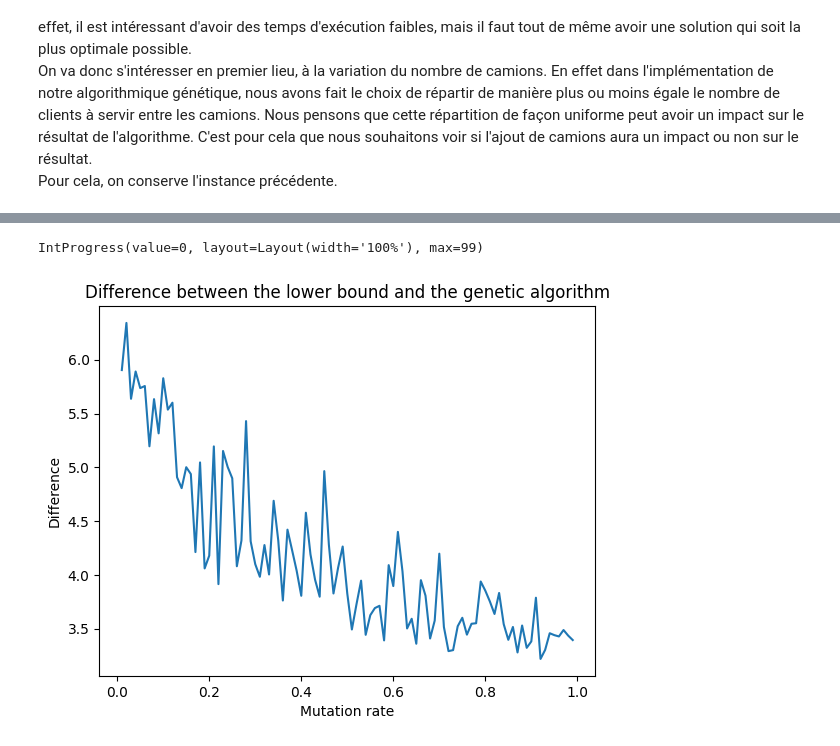
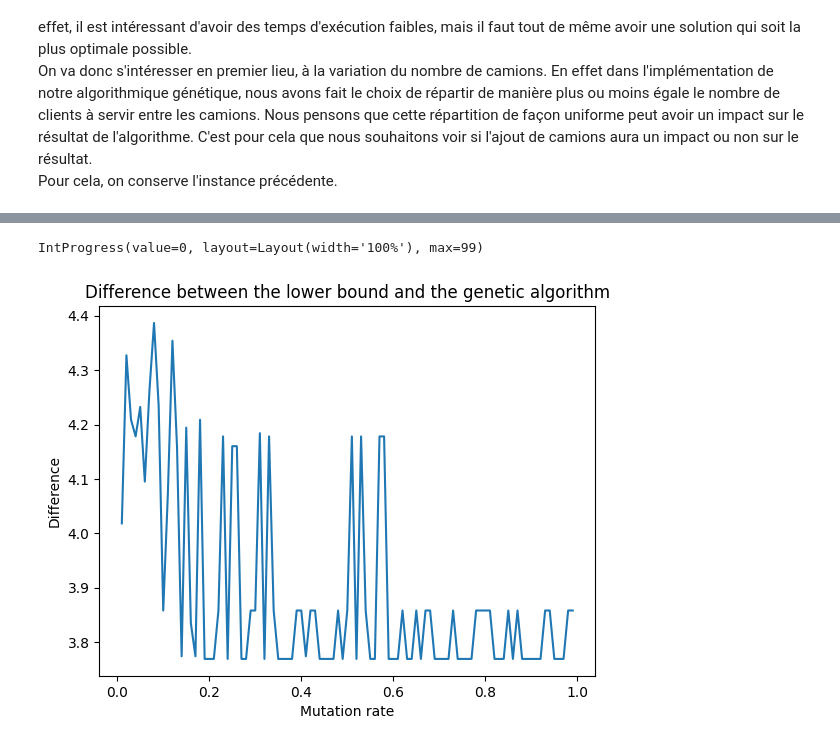
Before and after one commit to Vic06163/Algorithmics-project, a Jupyter notebook: Livrable v2.ipynb, the cells around one changed output, grey strips where cells are left out. Drawn from its saved outputs; the diff is of its cells as text; code cells hidden in the pictures.

```diff
--- a/Livrable v2.ipynb
+++ b/Livrable v2.ipynb
@@ -835,6 +835,6 @@ Dans un second temps, pour mesurer la performance de notre algorithme, nous souh
 Tout d'abord on choisit une instance fixe qui sera la même dans la suite des analyses. Ainsi l'impact des paramètres ne dépendra pas de l'instance donnée :
 # %%
-matrix, xc, yc = generate_random_graph(30)
+matrix, xc, yc = generate_random_graph(10)
 number_of_truck = 3
 starting_point = 0
 start_hour = 7
@@ -870,25 +896,0 @@ Je sais pas quoi écrire ici XD
-# %%
-mutation_rate = 0.65
-
-populations = np.arange(5, 100, 5)
-times = []
-
-bar = IntProgress(min=0, max=len(populations), layout={'width': '100%'})
-bar.value = 0
-display(bar)
-
-for population in populations:
-    start = time.time()
-    best_individual = genetic_algorithm(matrix, nb_truck=number_of_truck, starting_point=starting_point, population_size=population, mutation_rate=mutation_rate, start_hour=start_hour)
-    end = time.time()
-    times.append(end - start)
-    bar.value += 1
-
-# Remove progress bar
-bar.close()
-
-plt.plot(populations, times)
-plt.xlabel('Population size')
-plt.ylabel('Time (s)')
-plt.title('Evolution of the execution time of the genetic algorithm in terms of the population size')
-plt.show()
@@ -902,7 +901,7 @@ Dans un premier temps, nous nous somme intéressé à la performance de notre al
 On va donc s'intéresser en premier lieu, à la variation du nombre de camions. En effet dans l'implémentation de notre algorithmique génétique, nous avons fait le choix de répartir de manière plus ou moins égale le nombre de clients à servir entre les camions. Nous pensons que cette répartition de façon uniforme peut avoir un impact sur le résultat de l'algorithme. C'est pour cela que nous souhaitons voir si l'ajout de camions aura un impact ou non sur le résultat.<br/>
 Pour cela, on conserve l'instance précédente.
 # %%
-nb_truck = np.arange(2, 30, 1)
+nb_truck = np.arange(2, 10, 1)
 differences = []
 
 bar = IntProgress(min=0, max=len(nb_truck), layout={'width': '100%'})
@@ -913,7 +912,7 @@ for truck in nb_truck:
     best_individual = genetic_algorithm(matrix, nb_truck=truck, starting_point=starting_point, population_size=population_size, mutation_rate=mutation_rate, start_hour=start_hour)
     simplex = simplex_algorithm(matrix, nb_truck=truck)
 
-    differences.append((fitness(best_individual, matrix, departure_time=0) - simplex)/fitness(best_individual, matrix, departure_time=0))
+    differences.append((fitness(best_individual, matrix, departure_time=0)/ simplex))
 
     bar.value += 1
 
@@ -931,25 +933,25 @@ IntProgress(value=0, layout=Layout(width='100%'), max=28)
 # %%
 mut = np.arange(0.01, 1, 0.01, dtype=float)
 differences = []
 
 bar = IntProgress(min=0, max=len(mut), layout={'width': '100%'})
 bar.value = 0
 display(bar)
 
+simplex = simplex_algorithm(matrix, nb_truck=number_of_truck)
 for mutation_rate in mut:
     best_individual = genetic_algorithm(matrix, nb_truck=number_of_truck, starting_point=starting_point, population_size=population_size, mutation_rate=mutation_rate, start_hour=start_hour)
-    simplex = simplex_algorithm(matrix, nb_truck=number_of_truck)
-    differences.append((fitness(best_individual, matrix, departure_time=0) - simplex)/fitness(best_individual, matrix, departure_time=0))
+    differences.append((fitness(best_individual, matrix, departure_time=0) / simplex))
     bar.value += 1
 
 # Remove progress bar
 bar.close()
 
 plt.plot(mut, differences)
 plt.xlabel('Mutation rate')
 plt.ylabel('Difference')
 plt.title('Difference between the lower bound and the genetic algorithm')
 plt.show()
 # %% [output]
 IntProgress(value=0, layout=Layout(width='100%'), max=99)
-[figure, old version]
+[figure, new version]
```
Also changed, not shown: parts of 25 cells of this notebook.
